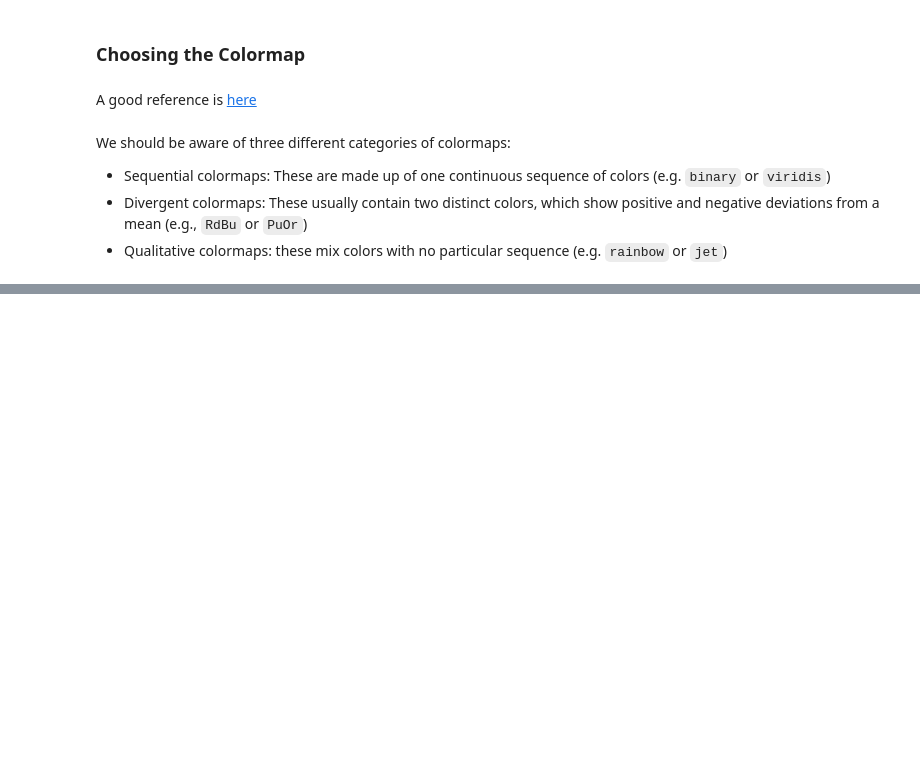
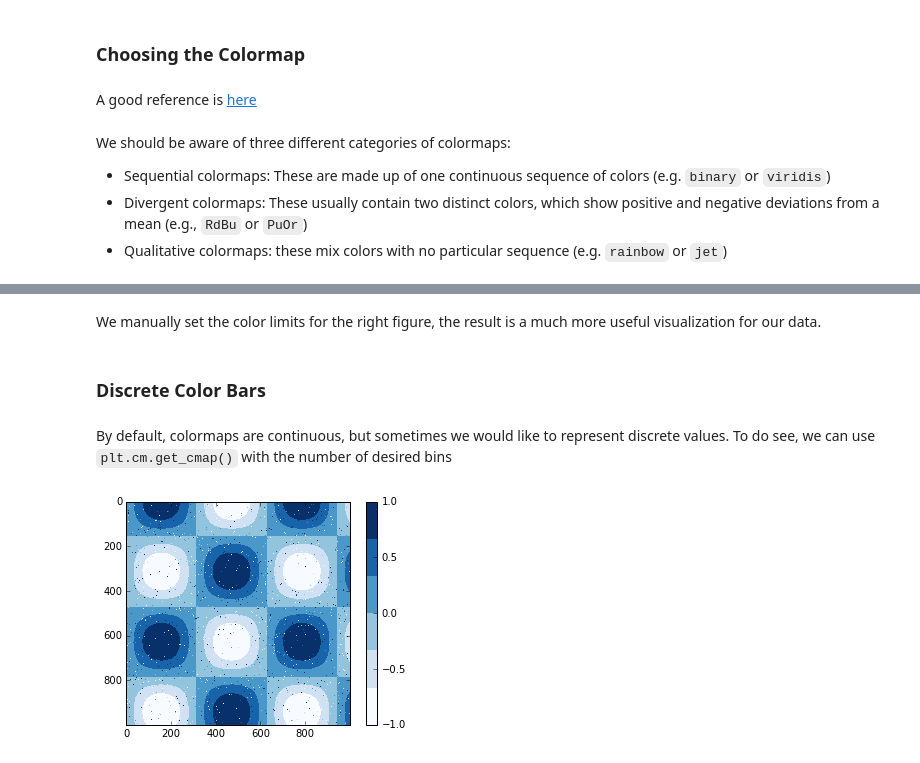
Before and after one commit to tomperr/tomperr_is_learning, a Jupyter notebook: Python_Data_Science_Handbook/Matplotlib/8_Customizing_Colorbars.ipynb, the cells around one changed output, grey strips where cells are left out. Cells and saved outputs as stored; diff of their text form; code cells hidden in the pictures; blank space fills up the shorter version.

```diff
--- a/Python_Data_Science_Handbook/Matplotlib/8_Customizing_Colorbars.ipynb
+++ b/Python_Data_Science_Handbook/Matplotlib/8_Customizing_Colorbars.ipynb
@@ -56,0 +78,12 @@ We should be aware of three different categories of colormaps:
+# %% [markdown]
+We manually set the color limits for the right figure, the result is a much more useful visualization for our data.
+# %% [markdown]
+### Discrete Color Bars
+# %% [markdown]
+By default, colormaps are continuous, but sometimes we would like to represent discrete values. To do see, we can use `plt.cm.get_cmap()` with the number of desired bins
+# %%
+plt.imshow(I, cmap=plt.cm.get_cmap('Blues', 6))
+plt.colorbar()
+plt.clim(-1, 1);
+# %% [output]
+[figure, added]
```
Also changed, not shown: parts of 9 cells of this notebook, 1 other file.
